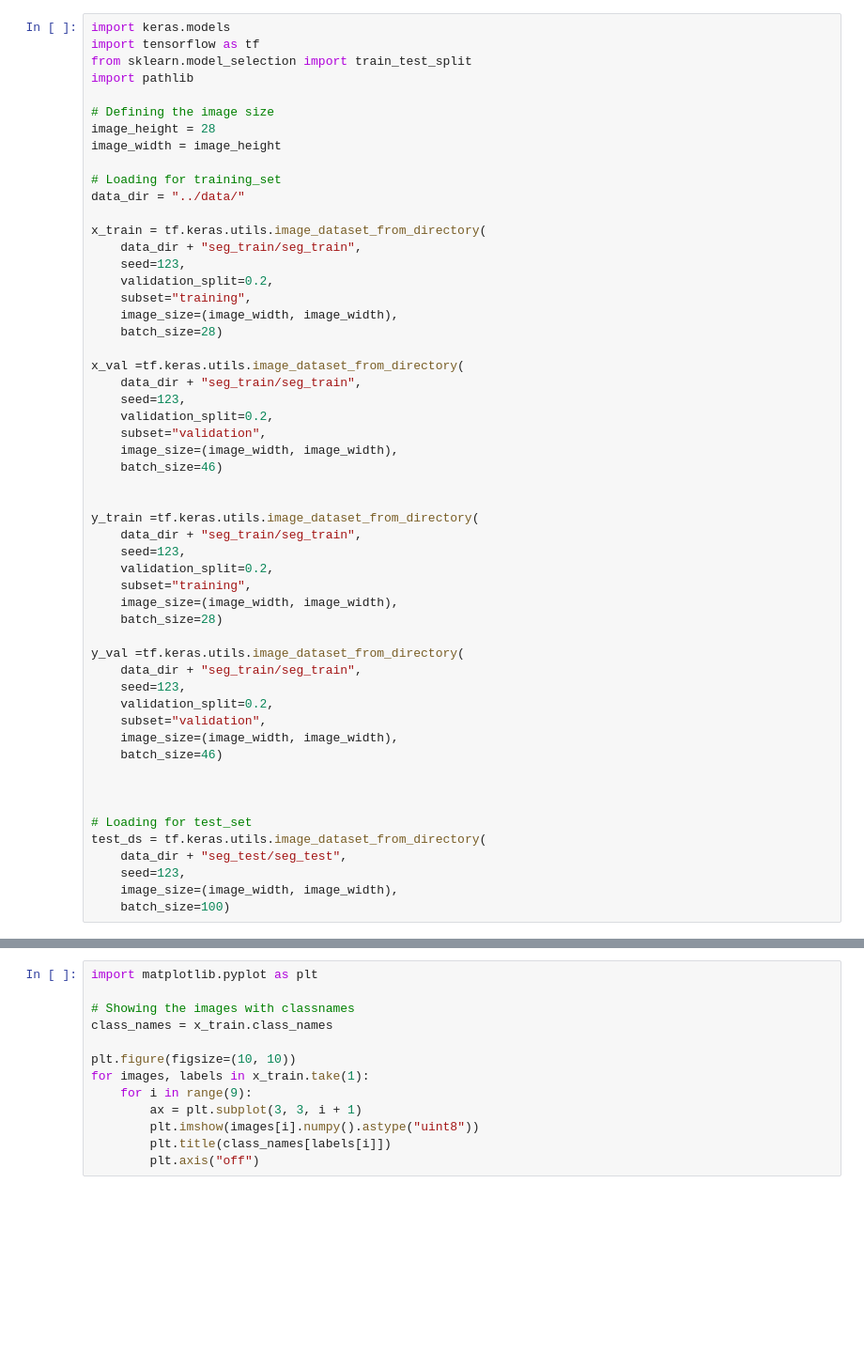
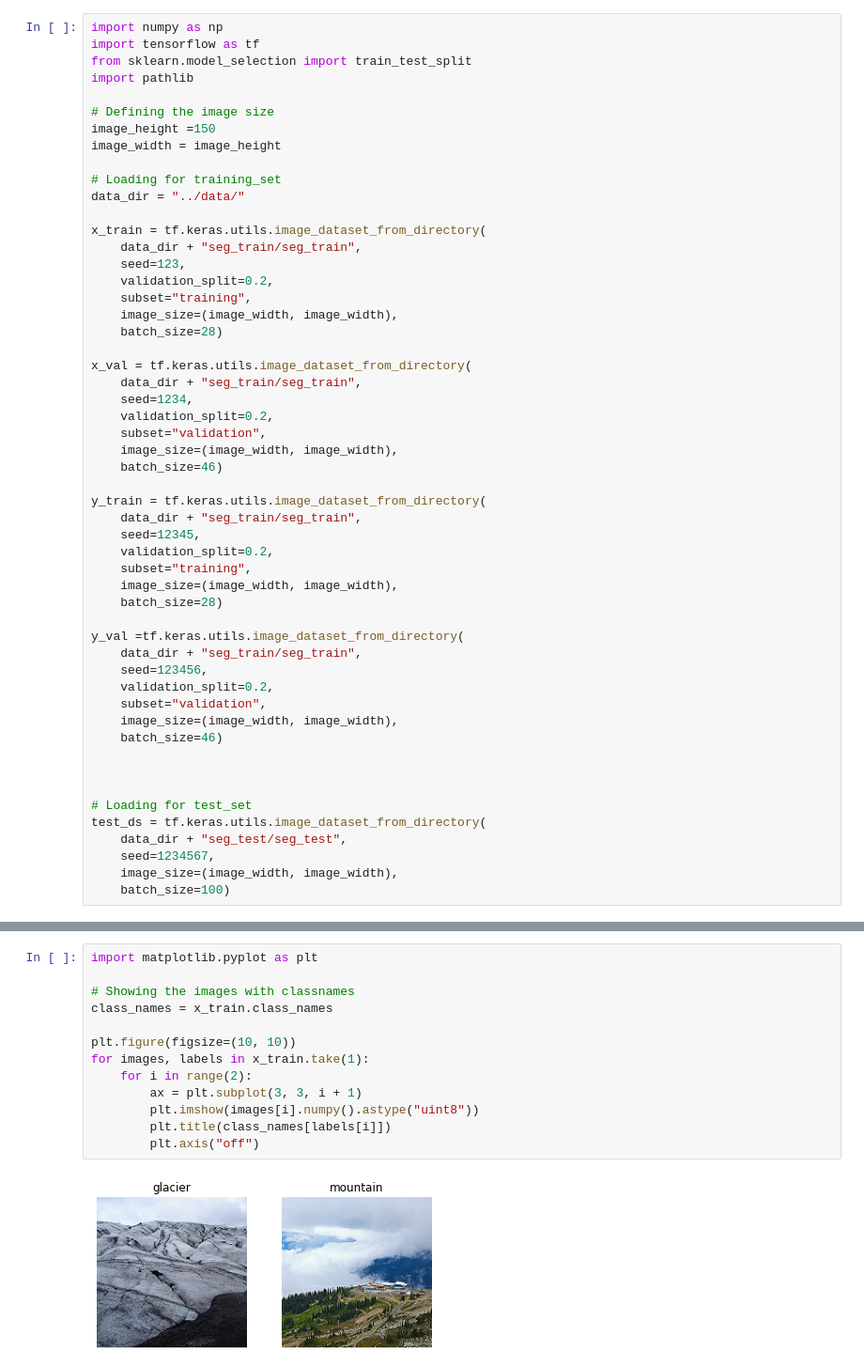
Before and after one commit to kristianUrup/Exam_ML_EASV, a Jupyter notebook: ImageClassificationExam/jupyter-notebook/ImageClassification.ipynb, the cells around one changed output, grey strips where cells are left out. Shown at 94% size. Saved outputs shown, nothing was run; the diff lists cells and outputs as text; blank space fills up the shorter version.

```diff
--- a/ImageClassificationExam/jupyter-notebook/ImageClassification.ipynb
+++ b/ImageClassificationExam/jupyter-notebook/ImageClassification.ipynb
@@ -1,11 +1,11 @@
 # %%
-import keras.models
+import numpy as np
 import tensorflow as tf
 from sklearn.model_selection import train_test_split
 import pathlib
 
 # Defining the image size
-image_height = 28
+image_height =150
 image_width = image_height
 
 # Loading for training_set
@@ -19,18 +19,17 @@ x_train = tf.keras.utils.image_dataset_from_directory(
     image_size=(image_width, image_width),
     batch_size=28)
 
-x_val =tf.keras.utils.image_dataset_from_directory(
+x_val = tf.keras.utils.image_dataset_from_directory(
     data_dir + "seg_train/seg_train",
-    seed=123,
+    seed=1234,
     validation_split=0.2,
     subset="validation",
     image_size=(image_width, image_width),
     batch_size=46)
 
-
-y_train =tf.keras.utils.image_dataset_from_directory(
+y_train = tf.keras.utils.image_dataset_from_directory(
     data_dir + "seg_train/seg_train",
-    seed=123,
+    seed=12345,
     validation_split=0.2,
     subset="training",
     image_size=(image_width, image_width),
@@ -38,7 +37,7 @@ y_train =tf.keras.utils.image_dataset_from_directory(
 
 y_val =tf.keras.utils.image_dataset_from_directory(
     data_dir + "seg_train/seg_train",
-    seed=123,
+    seed=123456,
     validation_split=0.2,
     subset="validation",
     image_size=(image_width, image_width),
@@ -49,7 +48,7 @@ y_val =tf.keras.utils.image_dataset_from_directory(
 # Loading for test_set
 test_ds = tf.keras.utils.image_dataset_from_directory(
     data_dir + "seg_test/seg_test",
-    seed=123,
+    seed=1234567,
     image_size=(image_width, image_width),
     batch_size=100)
 # %% [output]
@@ -57,13 +64,15 @@ ModuleNotFoundError: No module named 'keras'
 # %%
 import matplotlib.pyplot as plt
 
 # Showing the images with classnames
 class_names = x_train.class_names
 
 plt.figure(figsize=(10, 10))
 for images, labels in x_train.take(1):
-    for i in range(9):
+    for i in range(2):
         ax = plt.subplot(3, 3, i + 1)
         plt.imshow(images[i].numpy().astype("uint8"))
         plt.title(class_names[labels[i]])
         plt.axis("off")
+# %% [output]
+[figure, added]
```
Also changed, not shown: parts of 8 cells of this notebook, 1 other file.
